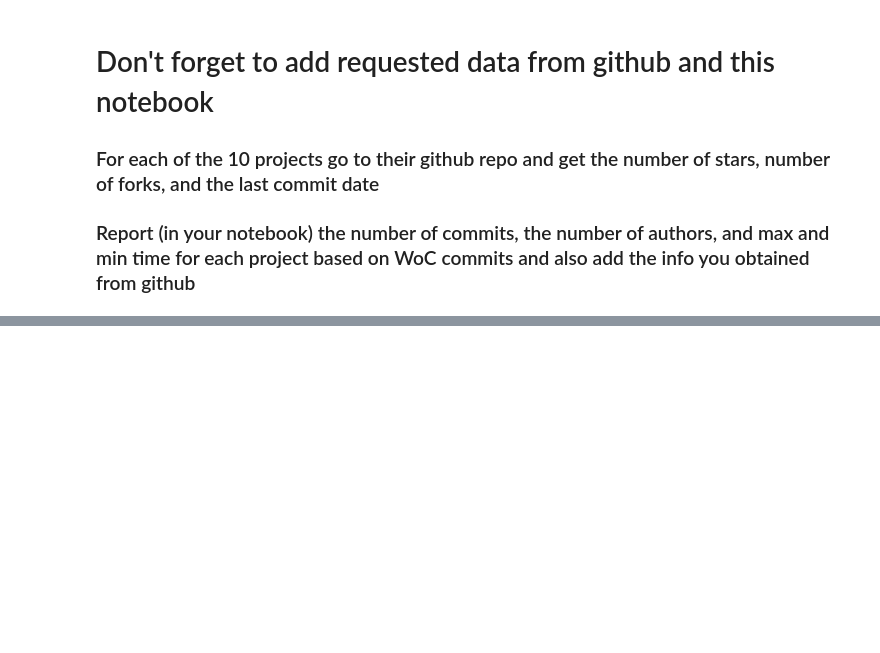
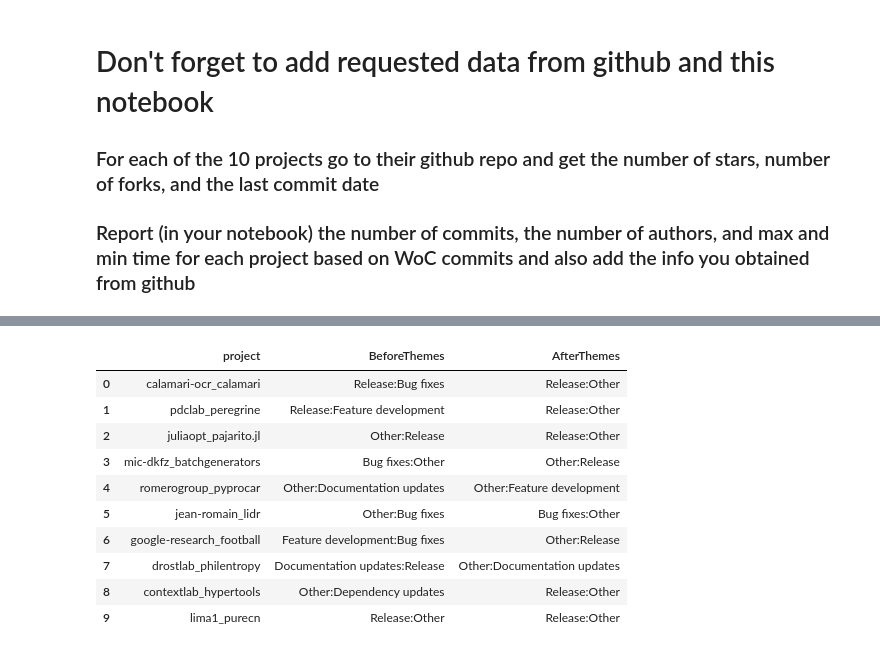
Before and after one commit to utk-cs445-fall26/MiniProject2, a Jupyter notebook: mmariaru.ipynb, the cells around one changed output, grey strips where cells are left out. Saved outputs shown, nothing was run; the diff lists cells and outputs as text; code cells hidden in the pictures; blank space fills up the shorter version.

```diff
--- a/mmariaru.ipynb
+++ b/mmariaru.ipynb
@@ -251,0 +326,44 @@ gh_stats
+# %%
+gap_commit_rows = []
+theme_rows = []
+
+for prj in projects:
+    sub = summary[summary['project_wocid'] == prj].sort_values('dt').reset_index(drop=True)
+    g = gap_stats[gap_stats['project'] == prj].iloc[0]
+    if pd.isna(g[GAP_START]):
+        theme_rows.append({'project': prj, 'BeforeThemes': 'N/A', 'AfterThemes': 'N/A'})
+        continue
+
+    gap_start_ts = pd.Period(g[GAP_START], freq='M').start_time.tz_localize('UTC')
+    gap_end_ts = pd.Period(g[GAP_END], freq='M').end_time.tz_localize('UTC')
+
+    before = sub[sub['dt'] < gap_start_ts].tail(10)
+    after = sub[sub['dt'] > gap_end_ts].head(10)
+
+    for _, r in before.iterrows():
+        gap_commit_rows.append({'pre_post': 'pre', 'project_wocid': prj, 'commit_sha1': r['commit_sha1'],
+                                 'author': r['author'], 'time': r['time'], 'commit message': r['commit message']})
+    for _, r in after.iterrows():
+        gap_commit_rows.append({'pre_post': 'post', 'project_wocid': prj, 'commit_sha1': r['commit_sha1'],
+                                 'author': r['author'], 'time': r['time'], 'commit message': r['commit message']})
+
+    bt = top2_themes(zip(before['author'], before['commit message']))
+    at = top2_themes(zip(after['author'], after['commit message']))
+    theme_rows.append({'project': prj, 'BeforeThemes': ':'.join(bt), 'AfterThemes': ':'.join(at)})
+
+gap_commits_df = pd.DataFrame(gap_commit_rows)
+gap_commits_df.to_csv(yournetid + '_project_gap_commits.csv', index=False, sep=';')
+theme_stats = pd.DataFrame(theme_rows)
+theme_stats
+# %% [output]
+|  | project | BeforeThemes | AfterThemes |
+| 0 | calamari-ocr_calamari | Release:Bug fixes | Release:Other |
+| 1 | pdclab_peregrine | Release:Feature development | Release:Other |
+| 2 | juliaopt_pajarito.jl | Other:Release | Release:Other |
+| 3 | mic-dkfz_batchgenerators | Bug fixes:Other | Other:Release |
+| 4 | romerogroup_pyprocar | Other:Documentation updates | Other:Feature development |
+| 5 | jean-romain_lidr | Other:Bug fixes | Bug fixes:Other |
+| 6 | google-research_football | Feature development:Bug fixes | Other:Release |
+| 7 | drostlab_philentropy | Documentation updates:Release | Other:Documentation updates |
+| 8 | contextlab_hypertools | Other:Dependency updates | Release:Other |
+| 9 | lima1_purecn | Release:Other | Release:Other |
```
Also changed, not shown: parts of 15 cells of this notebook, 35 other files.
